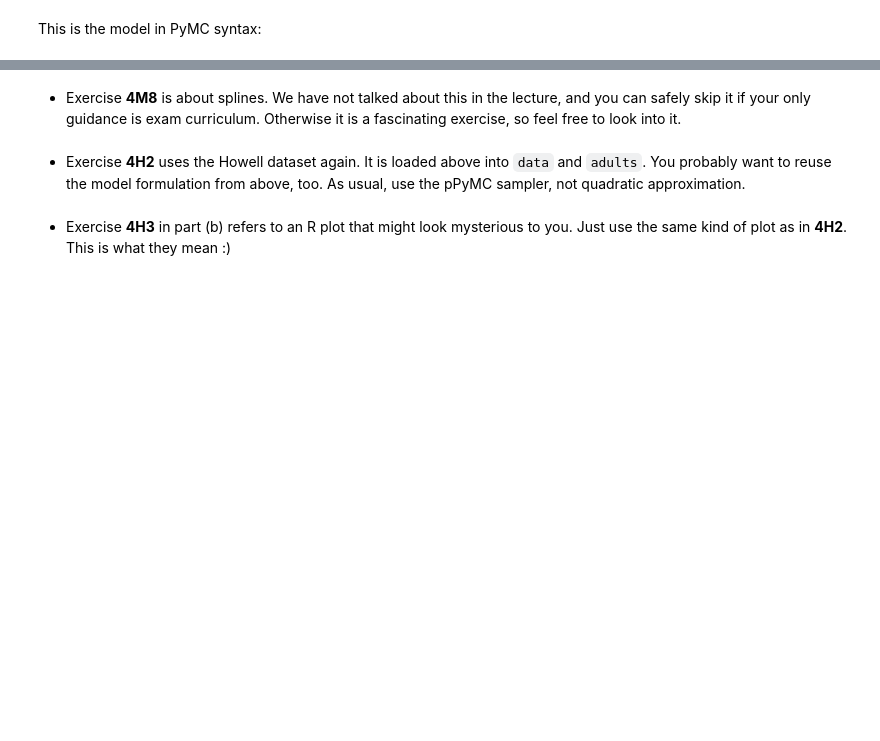
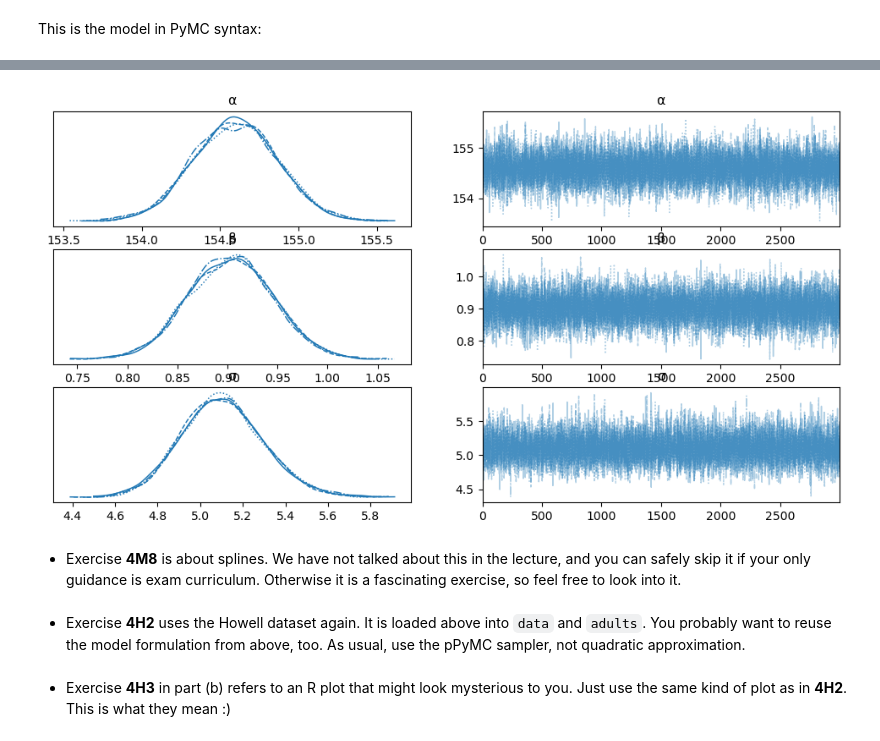
Before and after one commit to PatrickMatthiesen/ProbabilisticProgramming, a Jupyter notebook: 02-regression/regression-exercises.ipynb, the cells around one changed output, grey strips where cells are left out. Drawn from its saved outputs; the diff is of its cells as text; code cells hidden in the pictures; blank space fills up the shorter version.

```diff
--- a/02-regression/regression-exercises.ipynb
+++ b/02-regression/regression-exercises.ipynb
@@ -47,3 +68,7 @@ with pm.Model() as m4_3:
+# %%
+az.plot_trace(idata_m4_3, var_names=['α', 'β', 'σ']);
+# %% [output]
+[figure, added]
 # %% [markdown]
 * Exercise __4M8__ is about splines. We have not talked about this in the lecture, and you can safely skip it if your only guidance is exam curriculum.  Otherwise it is a fascinating exercise, so feel free to look into  it.
 # %% [markdown]
```
Also changed, not shown: parts of 6 cells of this notebook, 3 other files.
